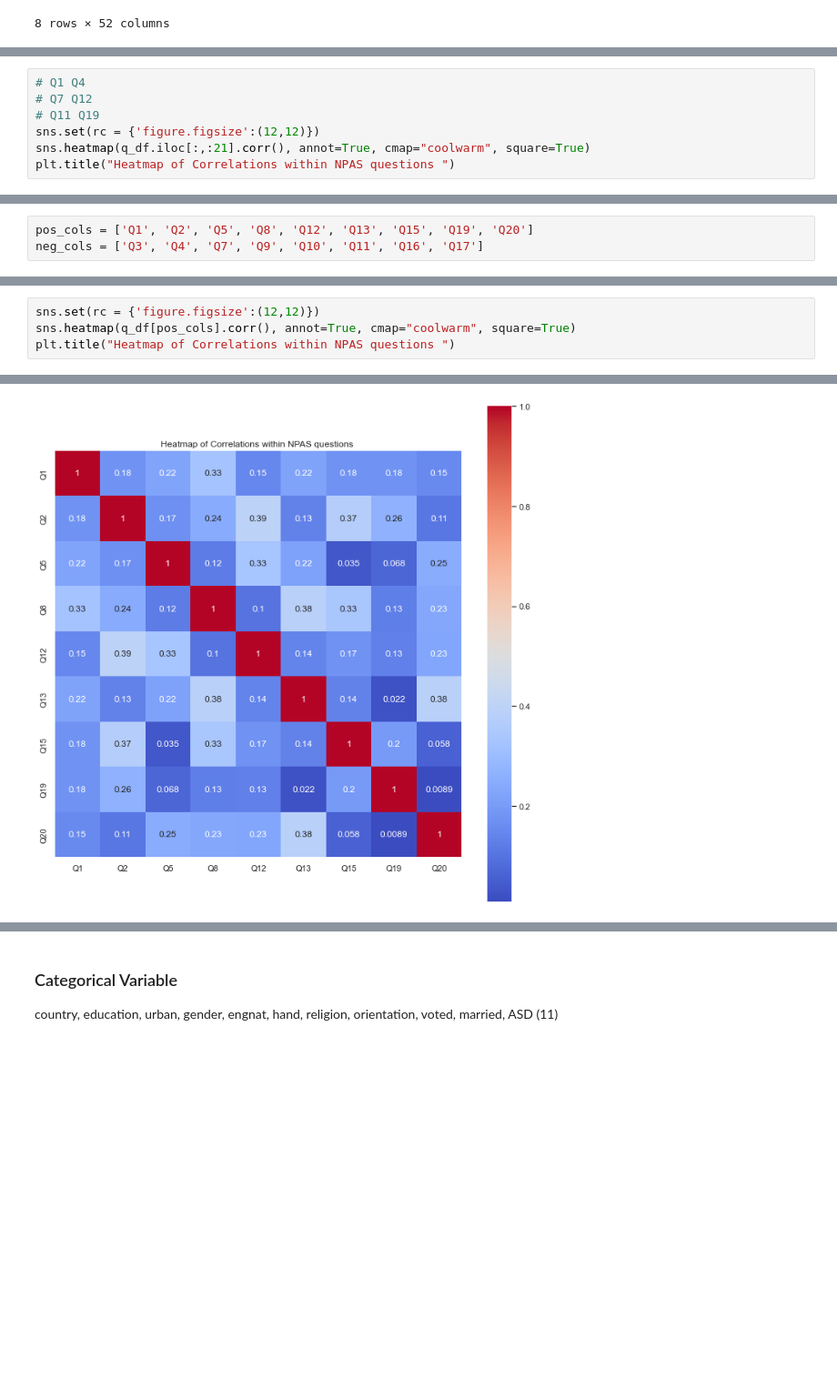
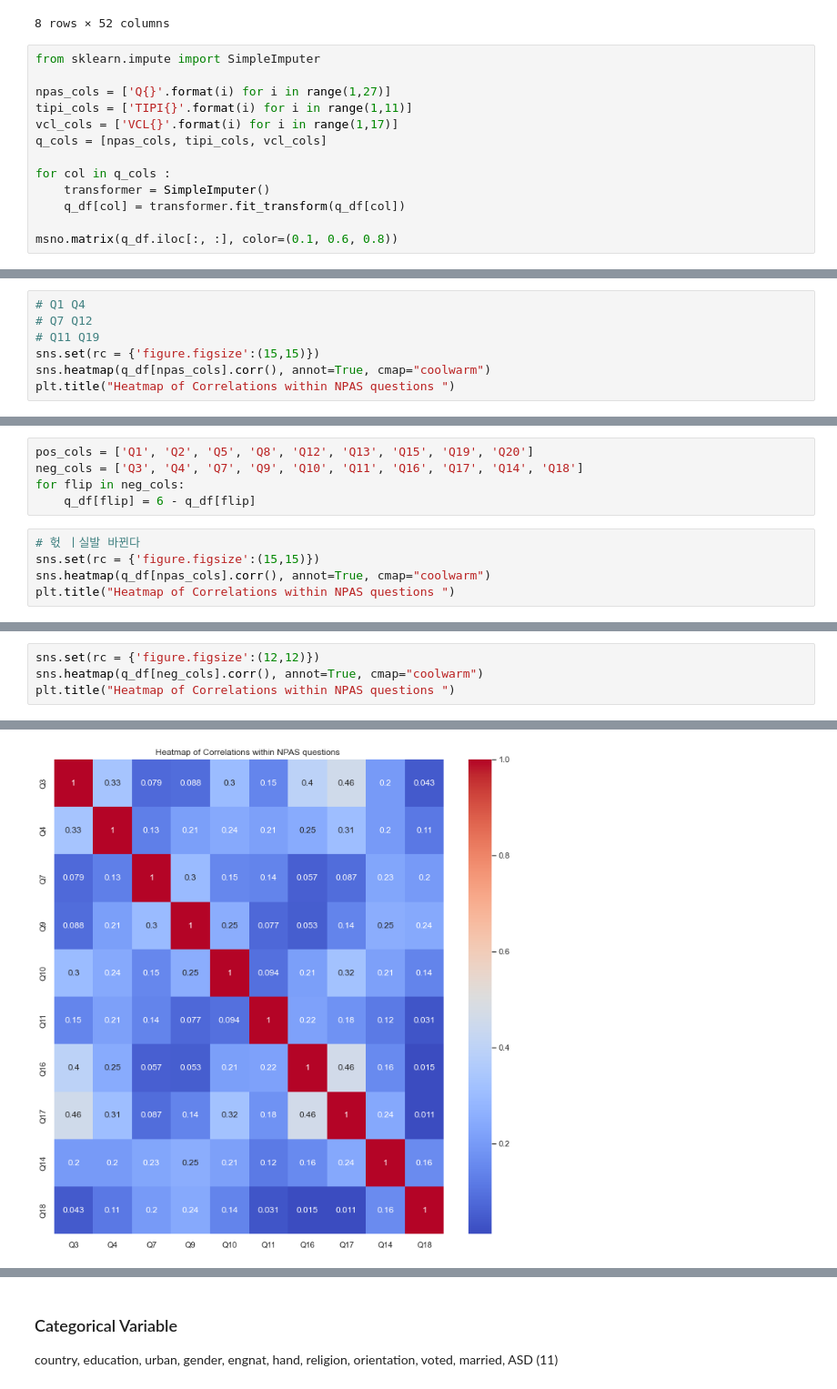
Before and after one commit to Bae-hong-seob/Dacon-SWuniversity-competition, a Jupyter notebook: Dolphin/EDA.ipynb, the cells around one changed output, grey strips where cells are left out. Shown at 91% size. Cells and saved outputs as stored; diff of their text form; blank space fills up the shorter version.

```diff
--- a/Dolphin/EDA.ipynb
+++ b/Dolphin/EDA.ipynb
@@ -175,3 +175,16 @@ q_df.describe()
 | 75% | 5.00 | 5.00 | 5.00 | 5.00 | 5.00 | 5.00 | 5.00 | 5.00 | 5.00 | 5.00 | ... | ... |
 | max | 5.00 | 5.00 | 5.00 | 5.00 | 5.00 | 5.00 | 5.00 | 5.00 | 5.00 | 5.00 | ... | ... |
 8 rows × 52 columns
+# %%
+from sklearn.impute import SimpleImputer
+
+npas_cols = ['Q{}'.format(i) for i in range(1,27)]
+tipi_cols = ['TIPI{}'.format(i) for i in range(1,11)]
+vcl_cols = ['VCL{}'.format(i) for i in range(1,17)]
+q_cols = [npas_cols, tipi_cols, vcl_cols]
+
+for col in q_cols :
+    transformer = SimpleImputer()
+    q_df[col] = transformer.fit_transform(q_df[col])
+
+msno.matrix(q_df.iloc[:, :], color=(0.1, 0.6, 0.8))
@@ -179,8 +195,8 @@ q_df.describe()
 # Q1 Q4
 # Q7 Q12
 # Q11 Q19
-sns.set(rc = {'figure.figsize':(12,12)})
-sns.heatmap(q_df.iloc[:,:21].corr(), annot=True, cmap="coolwarm", square=True)
+sns.set(rc = {'figure.figsize':(15,15)})
+sns.heatmap(q_df[npas_cols].corr(), annot=True, cmap="coolwarm")
 plt.title("Heatmap of Correlations within NPAS questions ")
 # %% [output]
 Text(0.5, 1.0, 'Heatmap of Correlations within NPAS questions ')
@@ -188,3 +204,10 @@ Text(0.5, 1.0, 'Heatmap of Correlations within NPAS questions ')
 # %%
 pos_cols = ['Q1', 'Q2', 'Q5', 'Q8', 'Q12', 'Q13', 'Q15', 'Q19', 'Q20']
-neg_cols = ['Q3', 'Q4', 'Q7', 'Q9', 'Q10', 'Q11', 'Q16', 'Q17']
+neg_cols = ['Q3', 'Q4', 'Q7', 'Q9', 'Q10', 'Q11', 'Q16', 'Q17', 'Q14', 'Q18']
+for flip in neg_cols:
+    q_df[flip] = 6 - q_df[flip]
+# %%
+# 헋 ㅣ실발 바뀐다
+sns.set(rc = {'figure.figsize':(15,15)})
+sns.heatmap(q_df[npas_cols].corr(), annot=True, cmap="coolwarm")
+plt.title("Heatmap of Correlations within NPAS questions ")
@@ -191,9 +217,9 @@ neg_cols = ['Q3', 'Q4', 'Q7', 'Q9', 'Q10', 'Q11', 'Q16', 'Q17']
 # %%
 sns.set(rc = {'figure.figsize':(12,12)})
-sns.heatmap(q_df[pos_cols].corr(), annot=True, cmap="coolwarm", square=True)
+sns.heatmap(q_df[neg_cols].corr(), annot=True, cmap="coolwarm")
 plt.title("Heatmap of Correlations within NPAS questions ")
 # %% [output]
 Text(0.5, 1.0, 'Heatmap of Correlations within NPAS questions ')
-[figure, old version]
+[figure, new version]
 # %%
 sns.set(rc = {'figure.figsize':(12,12)})
```
Also changed, not shown: parts of 6 cells of this notebook, 3 other files.
